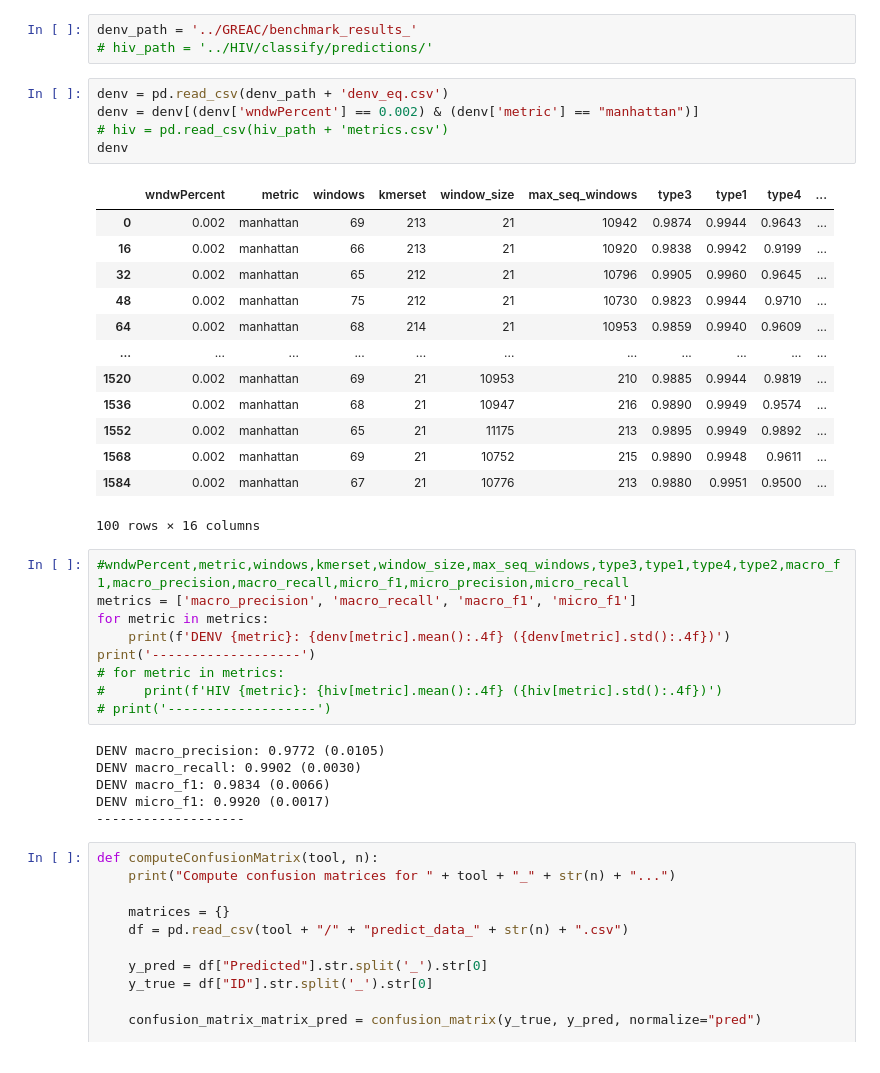
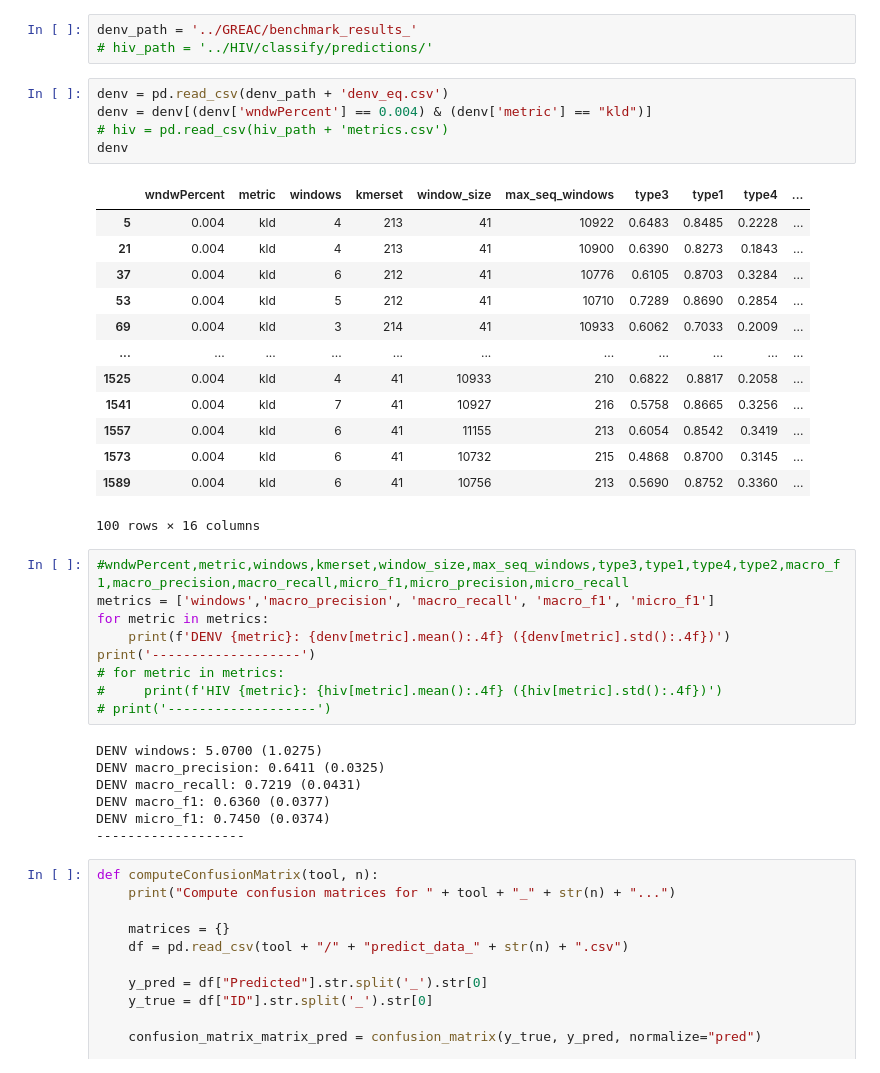
Before and after one commit to SALIPE/genomic-extractor, a Jupyter notebook: notebooks/create_figs_hiv_denv.ipynb, the cells around one changed output. Cells and saved outputs as stored; diff of their text form.

```diff
--- a/notebooks/create_figs_hiv_denv.ipynb
+++ b/notebooks/create_figs_hiv_denv.ipynb
@@ -33,26 +33,26 @@ denv_path = '../GREAC/benchmark_results_'
 # hiv_path = '../HIV/classify/predictions/'
 # %%
 denv = pd.read_csv(denv_path + 'denv_eq.csv')
-denv = denv[(denv['wndwPercent'] == 0.002) & (denv['metric'] == "manhattan")]
+denv = denv[(denv['wndwPercent'] == 0.004) & (denv['metric'] == "kld")]
 # hiv = pd.read_csv(hiv_path + 'metrics.csv')
 denv
 # %% [output]
 |  | wndwPercent | metric | windows | kmerset | window_size | max_seq_windows | type3 | type1 | type4 | ... |
-| 0 | 0.002 | manhattan | 69 | 213 | 21 | 10942 | 0.9874 | 0.9944 | 0.9643 | ... |
-| 16 | 0.002 | manhattan | 66 | 213 | 21 | 10920 | 0.9838 | 0.9942 | 0.9199 | ... |
-| 32 | 0.002 | manhattan | 65 | 212 | 21 | 10796 | 0.9905 | 0.9960 | 0.9645 | ... |
-| 48 | 0.002 | manhattan | 75 | 212 | 21 | 10730 | 0.9823 | 0.9944 | 0.9710 | ... |
-| 64 | 0.002 | manhattan | 68 | 214 | 21 | 10953 | 0.9859 | 0.9940 | 0.9609 | ... |
+| 5 | 0.004 | kld | 4 | 213 | 41 | 10922 | 0.6483 | 0.8485 | 0.2228 | ... |
+| 21 | 0.004 | kld | 4 | 213 | 41 | 10900 | 0.6390 | 0.8273 | 0.1843 | ... |
+| 37 | 0.004 | kld | 6 | 212 | 41 | 10776 | 0.6105 | 0.8703 | 0.3284 | ... |
+| 53 | 0.004 | kld | 5 | 212 | 41 | 10710 | 0.7289 | 0.8690 | 0.2854 | ... |
+| 69 | 0.004 | kld | 3 | 214 | 41 | 10933 | 0.6062 | 0.7033 | 0.2009 | ... |
 | ... | ... | ... | ... | ... | ... | ... | ... | ... | ... | ... |
-| 1520 | 0.002 | manhattan | 69 | 21 | 10953 | 210 | 0.9885 | 0.9944 | 0.9819 | ... |
-| 1536 | 0.002 | manhattan | 68 | 21 | 10947 | 216 | 0.9890 | 0.9949 | 0.9574 | ... |
-| 1552 | 0.002 | manhattan | 65 | 21 | 11175 | 213 | 0.9895 | 0.9949 | 0.9892 | ... |
-| 1568 | 0.002 | manhattan | 69 | 21 | 10752 | 215 | 0.9890 | 0.9948 | 0.9611 | ... |
-| 1584 | 0.002 | manhattan | 67 | 21 | 10776 | 213 | 0.9880 | 0.9951 | 0.9500 | ... |
+| 1525 | 0.004 | kld | 4 | 41 | 10933 | 210 | 0.6822 | 0.8817 | 0.2058 | ... |
+| 1541 | 0.004 | kld | 7 | 41 | 10927 | 216 | 0.5758 | 0.8665 | 0.3256 | ... |
+| 1557 | 0.004 | kld | 6 | 41 | 11155 | 213 | 0.6054 | 0.8542 | 0.3419 | ... |
+| 1573 | 0.004 | kld | 6 | 41 | 10732 | 215 | 0.4868 | 0.8700 | 0.3145 | ... |
+| 1589 | 0.004 | kld | 6 | 41 | 10756 | 213 | 0.5690 | 0.8752 | 0.3360 | ... |
 100 rows × 16 columns
 # %%
 #wndwPercent,metric,windows,kmerset,window_size,max_seq_windows,type3,type1,type4,type2,macro_f1,macro_precision,macro_recall,micro_f1,micro_precision,micro_recall
-metrics = ['macro_precision', 'macro_recall', 'macro_f1', 'micro_f1']
+metrics = ['windows','macro_precision', 'macro_recall', 'macro_f1', 'micro_f1']
 for metric in metrics:
     print(f'DENV {metric}: {denv[metric].mean():.4f} ({denv[metric].std():.4f})')
 print('-------------------')
@@ -60,10 +60,11 @@ print('-------------------')
 #     print(f'HIV {metric}: {hiv[metric].mean():.4f} ({hiv[metric].std():.4f})')
 # print('-------------------')
 # %% [output]
-DENV macro_precision: 0.9772 (0.0105)
-DENV macro_recall: 0.9902 (0.0030)
-DENV macro_f1: 0.9834 (0.0066)
-DENV micro_f1: 0.9920 (0.0017)
+DENV windows: 5.0700 (1.0275)
+DENV macro_precision: 0.6411 (0.0325)
+DENV macro_recall: 0.7219 (0.0431)
+DENV macro_f1: 0.6360 (0.0377)
+DENV micro_f1: 0.7450 (0.0374)
 -------------------
 # %%
 def computeConfusionMatrix(tool, n):
```
Also changed, not shown: 1 other file.
